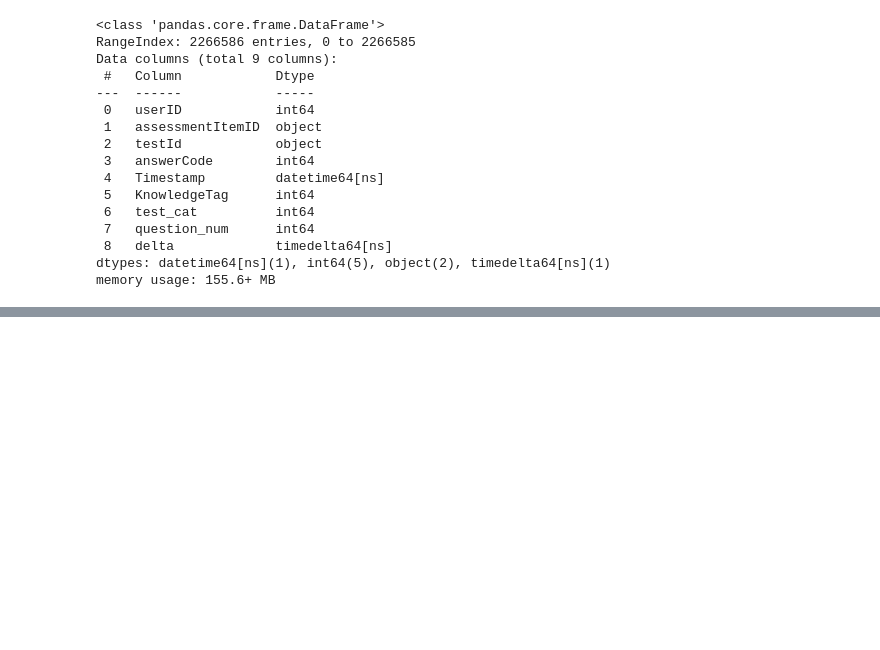
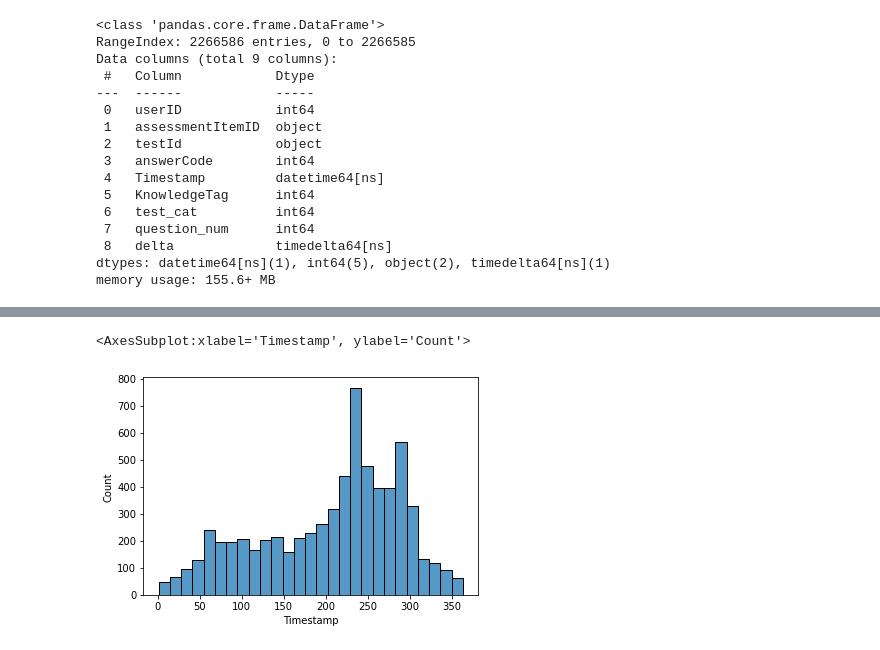
Before and after one commit to bcaitech1/p4-dkt-dkdkt, a Jupyter notebook: jaepil/eda.ipynb, the cells around one changed output, grey strips where cells are left out. Saved outputs shown, nothing was run; the diff lists cells and outputs as text; code cells hidden in the pictures; blank space fills up the shorter version.

```diff
--- a/jaepil/eda.ipynb
+++ b/jaepil/eda.ipynb
@@ -328,0 +368,6 @@ memory usage: 155.6+ MB
+# %%
+# 학생별 i-Scream 플랫폼에서 문제를 푼 기간 (단위: 일)
+sns.histplot(stu_groupby_agg.Timestamp)
+# %% [output]
+<AxesSubplot:xlabel='Timestamp', ylabel='Count'>
+[figure, added]
```
Also changed, not shown: parts of 27 cells of this notebook.
